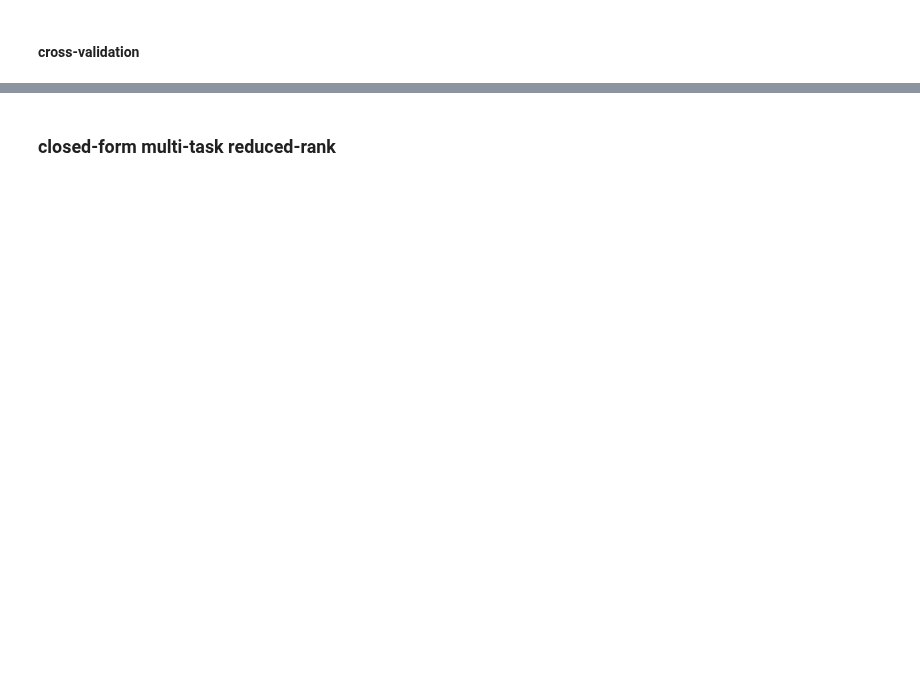
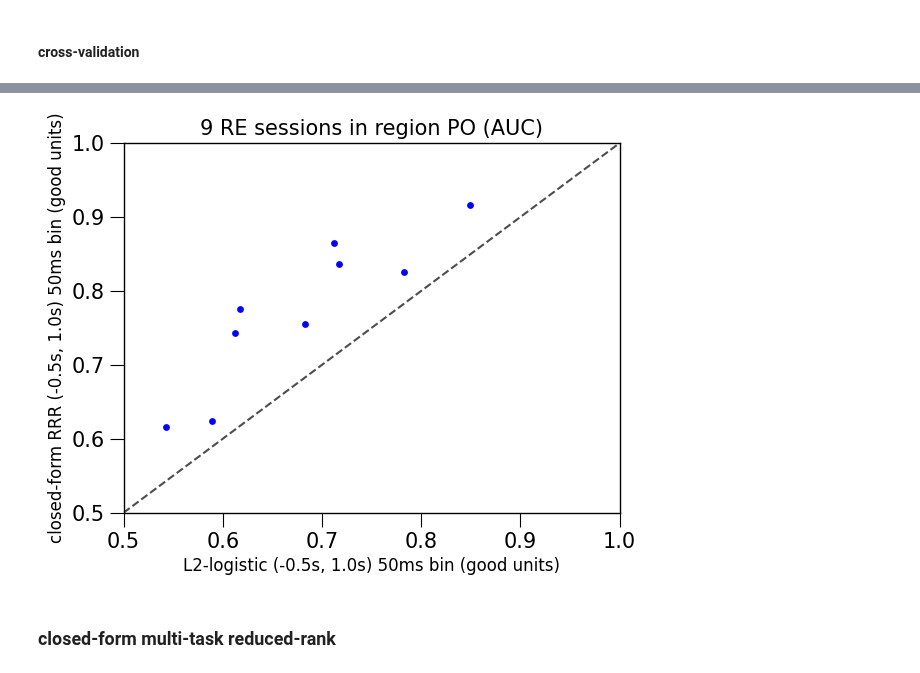
Before and after one commit to yzhang511/neural_decoding, a Jupyter notebook: notebooks/closed_form_reduced_rank.ipynb, the cells around one changed output, grey strips where cells are left out. Cells and saved outputs as stored; diff of their text form; code cells hidden in the pictures; blank space fills up the shorter version.

```diff
--- a/notebooks/closed_form_reduced_rank.ipynb
+++ b/notebooks/closed_form_reduced_rank.ipynb
@@ -191,0 +296,3 @@ print(np.mean(rrr_aucs))
+# %%
+rrr_per_pids.update({pid: [np.mean(rrr_accs), np.mean(rrr_aucs)]})
+baseline_per_pids.update({pid: [np.mean(baseline_accs), np.mean(baseline_aucs)]})
@@ -192,2 +340,18 @@ print(np.mean(rrr_aucs))
+# %%
+auc_baseline, auc_rrr = [], []
+for key in baseline_per_pids.keys():
+    auc_baseline.append(baseline_per_pids[key][-1])
+    auc_rrr.append(rrr_per_pids[key][-1])
+# %%
+import matplotlib.pyplot as plt
+plt.scatter(auc_baseline, auc_rrr, c="blue", s=15)
+plt.xlim(0.5, 1.0)
+plt.ylim(0.5, 1.0)
+plt.xlabel("L2-logistic (-0.5s, 1.0s) 50ms bin (good units)", fontsize=12)
+plt.ylabel("closed-form RRR (-0.5s, 1.0s) 50ms bin (good units)", fontsize=12)
+plt.plot([0.5, 1.0], [0.5, 1.0], ls="--", c=".3")
+plt.title("9 RE sessions in region PO (AUC)");
+# %% [output]
+[figure, added]
 # %% [markdown]
 ### closed-form multi-task reduced-rank
```
Also changed, not shown: parts of 22 cells of this notebook.
